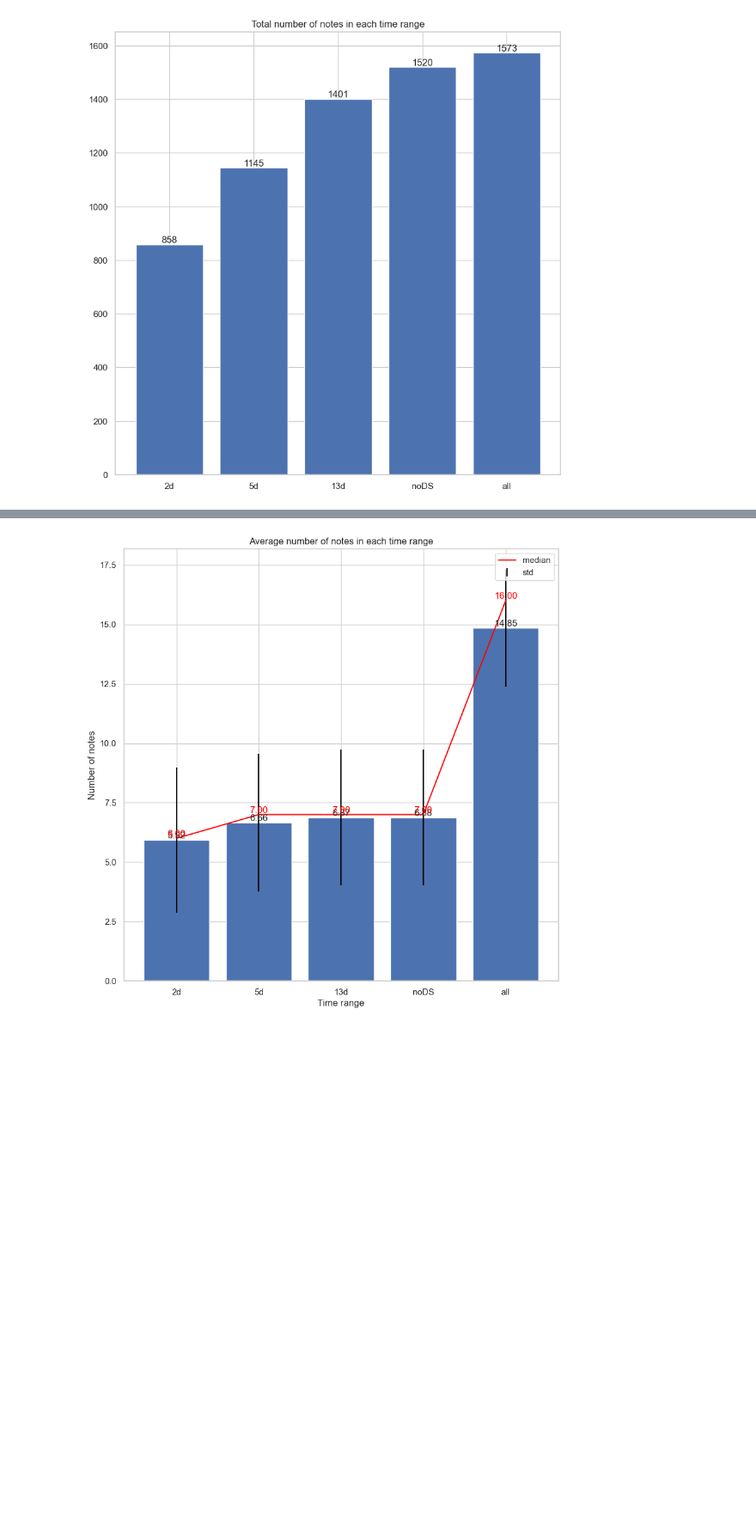
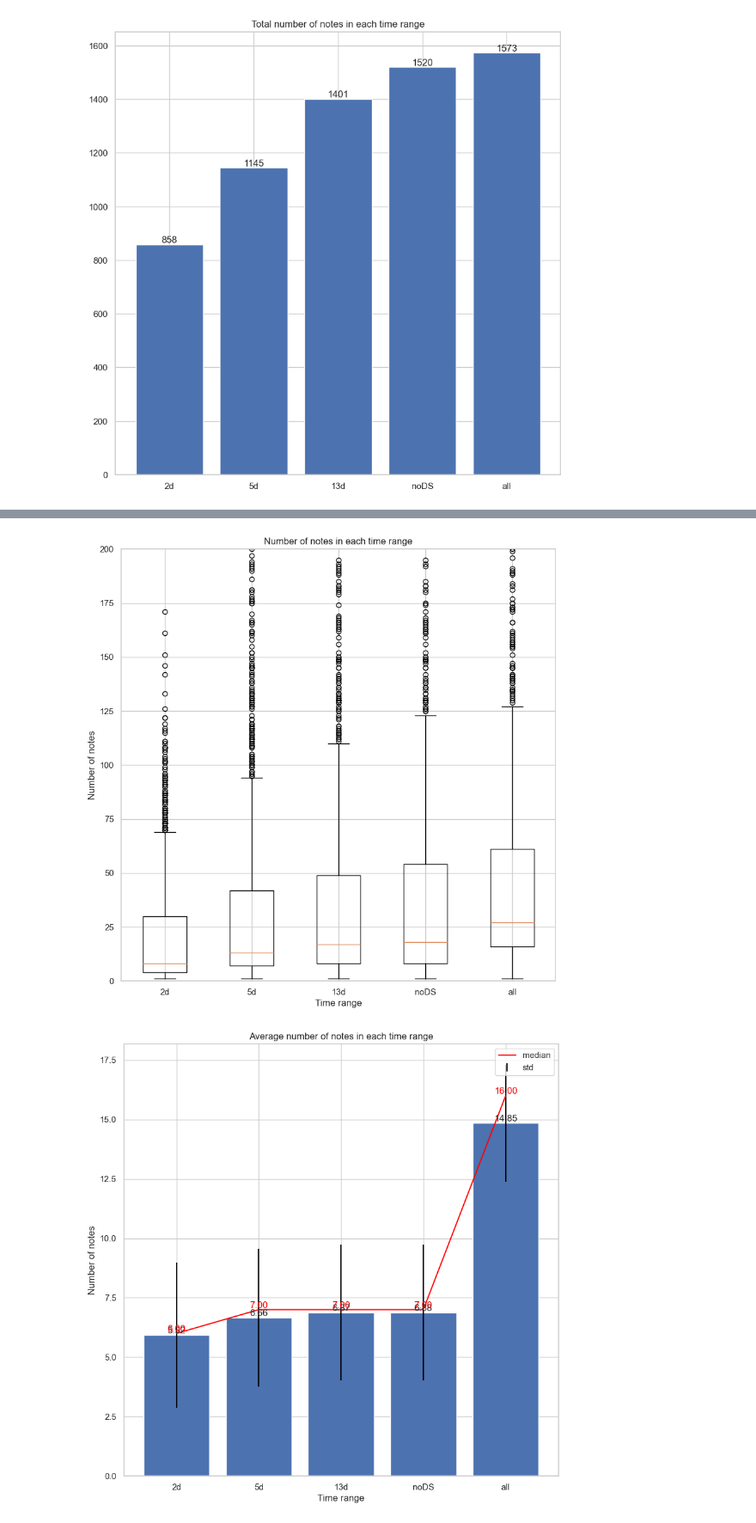
Before and after one commit to mireiahernandez/icd-continuous-prediction, a Jupyter notebook: temporal_data_analysis.ipynb, the cells around one changed output, grey strips where cells are left out. Shown: that part at 86% size. Cells and saved outputs as stored; diff of their text form; code cells hidden in the pictures; blank space fills up the shorter version.

```diff
--- a/temporal_data_analysis.ipynb
+++ b/temporal_data_analysis.ipynb
@@ -428,6 +435,8 @@ def plot_temporal_dist(notes_length, num_samples):
     # show median number of notes on top of the bar plot as a number
     for i, time_range in enumerate(notes_length.keys()):
         plt.text(i, np.median(notes_length[time_range]), f"{np.median(notes_length[time_range]):.2f}", ha='center', va='bottom', c='red')
+
+
     # add another bar plot with the number of samples
     # the bar plot needs to be separated from the previous one
     # otherwise the y-axis will be shared and the number of samples will be too small to be seen
@@ -443,3 +452,17 @@ def plot_temporal_dist(notes_length, num_samples):
         plt.text(i, np.sum(num_samples[time_range]), f"{np.sum(num_samples[time_range]):.0f}", ha='center', va='bottom')
     plt.title('Total number of notes in each time range')
     plt.show()
+
+def plot_temporal_dist_boxplots(notes_length, num_samples):
+    # show bar plot of the number of notes for each time range
+    sns.set_theme(style="whitegrid")
+    plt.figure(figsize=(10, 10))
+
+    plt.boxplot([notes_length[key] for key in notes_length.keys()], labels = notes_length.keys())
+
+    # limit y axis from 0 to 100
+    plt.ylim(0, 200)
+    plt.title('Number of notes in each time range')
+    plt.xlabel('Time range')
+    plt.ylabel('Number of notes')
+    plt.show()
@@ -492,3 +505,7 @@ torch.Size([16])
+# %%
+plot_temporal_dist_boxplots(notes_length_random, num_samples_random)
+# %% [output]
+[figure, added]
 # %%
 notes_length_latest, num_samples_latest = get_temporal_dist(validation_set_latest)
 plot_temporal_dist(notes_length_latest, num_samples_latest)
```
Also changed, not shown: parts of 17 cells of this notebook.
